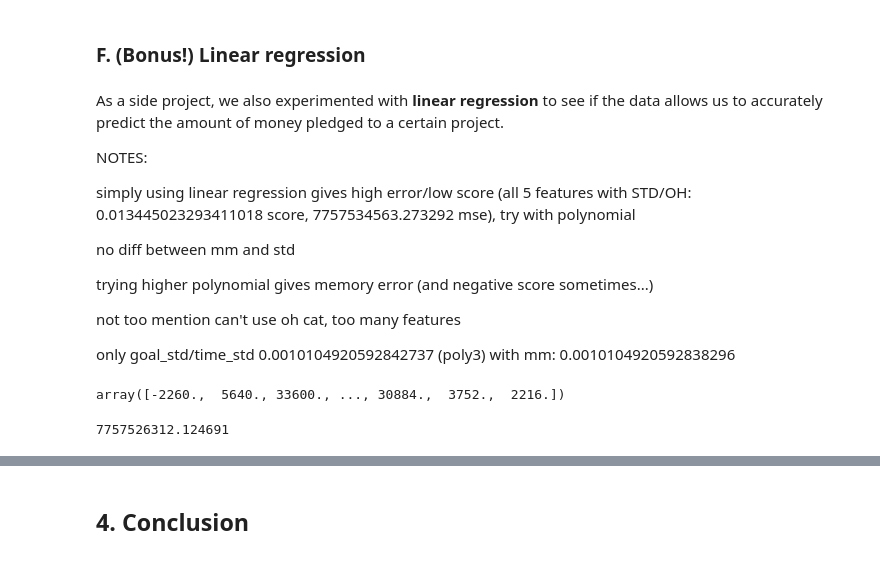
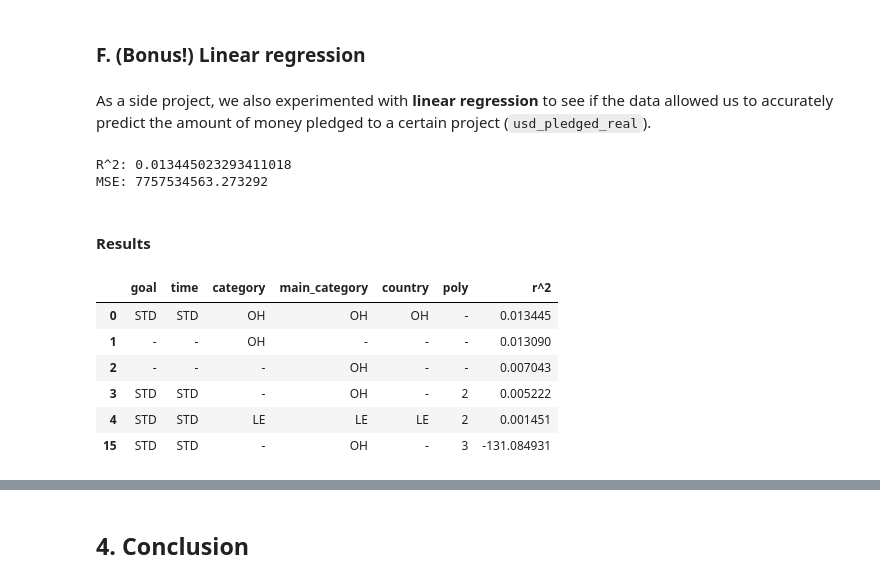
Before and after one commit to tbacha/DMML2019_Team_Apple, a Jupyter notebook: code/Kickstarter_notebook_Team_Apple_ML.ipynb, the cells around one changed output, grey strips where cells are left out. Cells and saved outputs as stored; diff of their text form; code cells hidden in the pictures.

```diff
--- a/code/Kickstarter_notebook_Team_Apple_ML.ipynb
+++ b/code/Kickstarter_notebook_Team_Apple_ML.ipynb
@@ -388,41 +390,37 @@ results["NeuralNetwork"].loc[:,:].fillna("-")
 # %% [markdown]
 ### F. (Bonus!) Linear regression<a name="linr"></a>
 # %% [markdown]
-As a side project, we also experimented with **linear regression** to see if the data allows us to accurately predict the amount of money pledged to a certain project.
-
-NOTES:
-
-simply using linear regression gives high error/low score (all 5 features with STD/OH: 0.013445023293411018 score, 7757534563.273292 mse), try with polynomial
-
-no diff between mm and std
-
-trying higher polynomial gives memory error (and negative score sometimes...)
-
-not too mention can't use oh cat, too many features
-
-only goal_std/time_std 0.0010104920592842737 (poly3)
-with mm: 0.0010104920592838296
+As a side project, we also experimented with **linear regression** to see if the data allowed us to accurately predict the amount of money pledged to a certain project (`usd_pledged_real`).
 # %%
 X_train, X_test, y_train, y_test = custom_split(data=df, predict="usd_pledged_real", rseed=RSEED,
-                                                scaling="minmax", encoding="onehot",
-                                                features=["goal", "time",
+                                                scaling="std", encoding="onehot",
+                                                features=["time", "goal",
                                                           "category", "main_category", "country"])
 
-poly = PolynomialFeatures(1)
-
+"""
+poly = PolynomialFeatures(2)
 X_train = poly.fit_transform(np.array(X_train))
 X_test = poly.fit_transform(np.array(X_test))
 y_train = np.array(y_train)
 y_test = np.array(y_test)
+"""
 
 LinR = LinearRegression(fit_intercept=True)
 LinR.fit(X_train, y_train)
-LinR.score(X_test, y_test)
-Y_pred = LinR.predict(X_train)
-Y_pred
+print("R^2:", LinR.score(X_test, y_test))
+print("MSE:", mean_squared_error(y_test, LinR.predict(X_test)))
 # %% [output]
-array([-2260.,  5640., 33600., ..., 30884.,  3752.,  2216.])
+R^2: 0.013445023293411018
+MSE: 7757534563.273292
-# %%
-mean_squared_error(y_test, LinR.predict(X_test))
-# %% [output]
-7757526312.124691
+# %% [markdown]
+#### Results
+# %%
+results["LinearRegression"].loc[[0,1,2,3,4,15],:].fillna("-")
+# %% [output]
+|  | goal | time | category | main_category | country | poly | r^2 |
+| 0 | STD | STD | OH | OH | OH | - | 0.013445 |
+| 1 | - | - | OH | - | - | - | 0.013090 |
+| 2 | - | - | - | OH | - | - | 0.007043 |
+| 3 | STD | STD | - | OH | - | 2 | 0.005222 |
+| 4 | STD | STD | LE | LE | LE | 2 | 0.001451 |
+| 15 | STD | STD | - | OH | - | 3 | -131.084931 |
```
Also changed, not shown: parts of 4 cells of this notebook.
